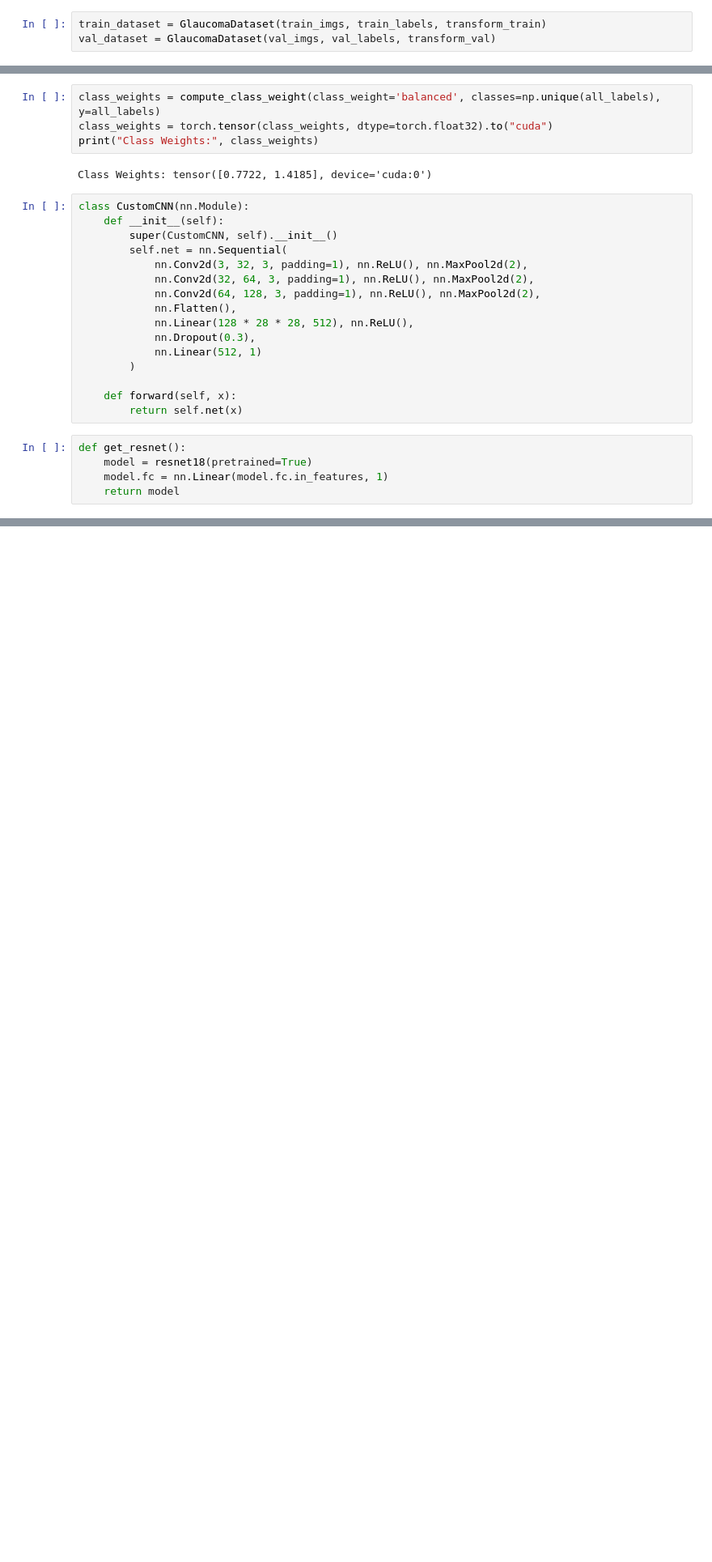
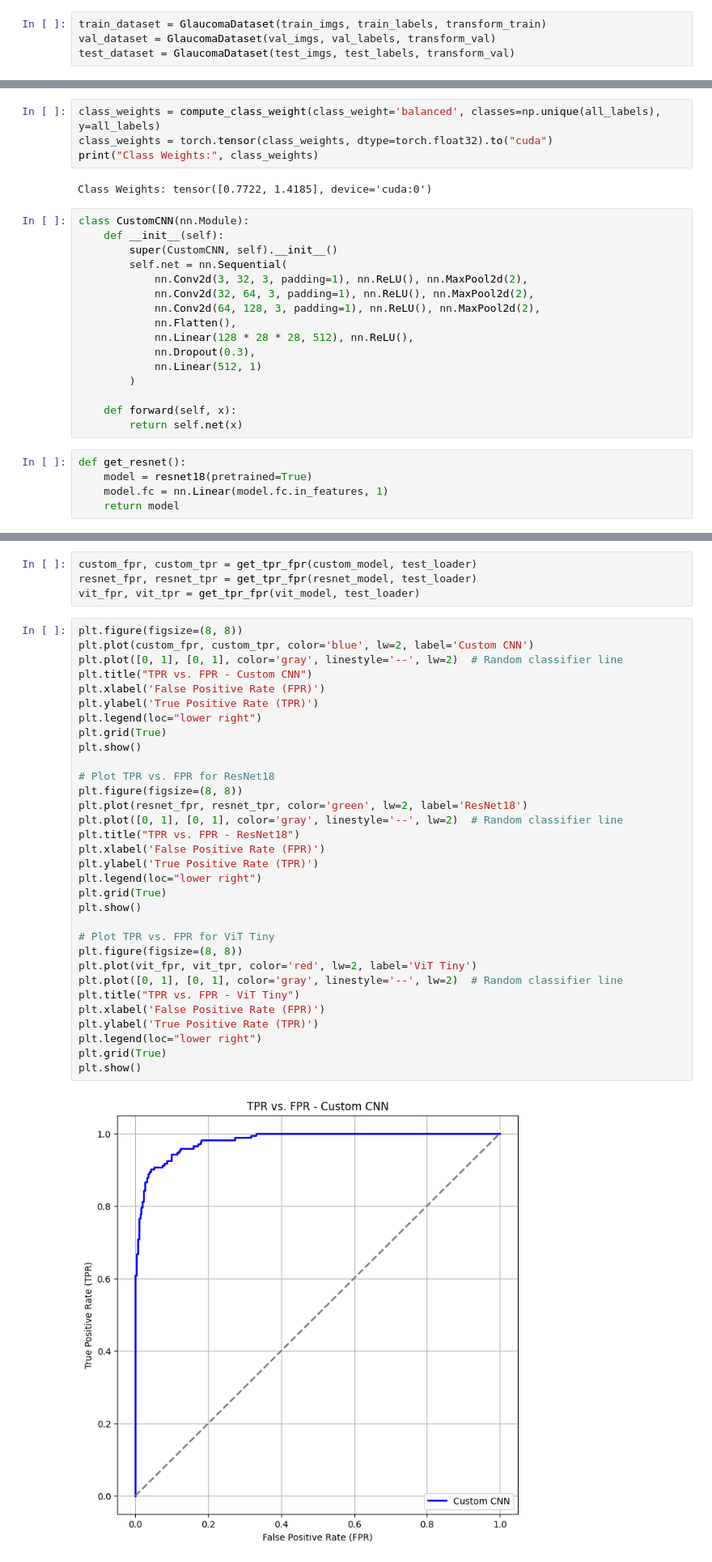
Before and after one commit to S4DIB/EEG-499A, a Jupyter notebook: sadib499.ipynb, the cells around one changed output, grey strips where cells are left out. Shown at 81% size. Cells and saved outputs as stored; diff of their text form; blank space fills up the shorter version.

```diff
--- a/sadib499.ipynb
+++ b/sadib499.ipynb
@@ -91,4 +117,5 @@ train_imgs, val_imgs, train_labels, val_labels = train_test_split(all_imgs, all_
 # %%
 train_dataset = GlaucomaDataset(train_imgs, train_labels, transform_train)
 val_dataset = GlaucomaDataset(val_imgs, val_labels, transform_val)
+test_dataset = GlaucomaDataset(test_imgs, test_labels, transform_val)
 # %%
@@ -284,0 +552,38 @@ Epoch 12/50
+# %%
+custom_fpr, custom_tpr = get_tpr_fpr(custom_model, test_loader)
+resnet_fpr, resnet_tpr = get_tpr_fpr(resnet_model, test_loader)
+vit_fpr, vit_tpr = get_tpr_fpr(vit_model, test_loader)
+# %%
+plt.figure(figsize=(8, 8))
+plt.plot(custom_fpr, custom_tpr, color='blue', lw=2, label='Custom CNN')
+plt.plot([0, 1], [0, 1], color='gray', linestyle='--', lw=2)  # Random classifier line
+plt.title("TPR vs. FPR - Custom CNN")
+plt.xlabel('False Positive Rate (FPR)')
+plt.ylabel('True Positive Rate (TPR)')
+plt.legend(loc="lower right")
+plt.grid(True)
+plt.show()
+
+# Plot TPR vs. FPR for ResNet18
+plt.figure(figsize=(8, 8))
+plt.plot(resnet_fpr, resnet_tpr, color='green', lw=2, label='ResNet18')
+plt.plot([0, 1], [0, 1], color='gray', linestyle='--', lw=2)  # Random classifier line
+plt.title("TPR vs. FPR - ResNet18")
+plt.xlabel('False Positive Rate (FPR)')
+plt.ylabel('True Positive Rate (TPR)')
+plt.legend(loc="lower right")
+plt.grid(True)
+plt.show()
+
+# Plot TPR vs. FPR for ViT Tiny
+plt.figure(figsize=(8, 8))
+plt.plot(vit_fpr, vit_tpr, color='red', lw=2, label='ViT Tiny')
+plt.plot([0, 1], [0, 1], color='gray', linestyle='--', lw=2)  # Random classifier line
+plt.title("TPR vs. FPR - ViT Tiny")
+plt.xlabel('False Positive Rate (FPR)')
+plt.ylabel('True Positive Rate (TPR)')
+plt.legend(loc="lower right")
+plt.grid(True)
+plt.show()
+# %% [output]
+[figure, added]
```
Also changed, not shown: parts of 20 cells of this notebook.
